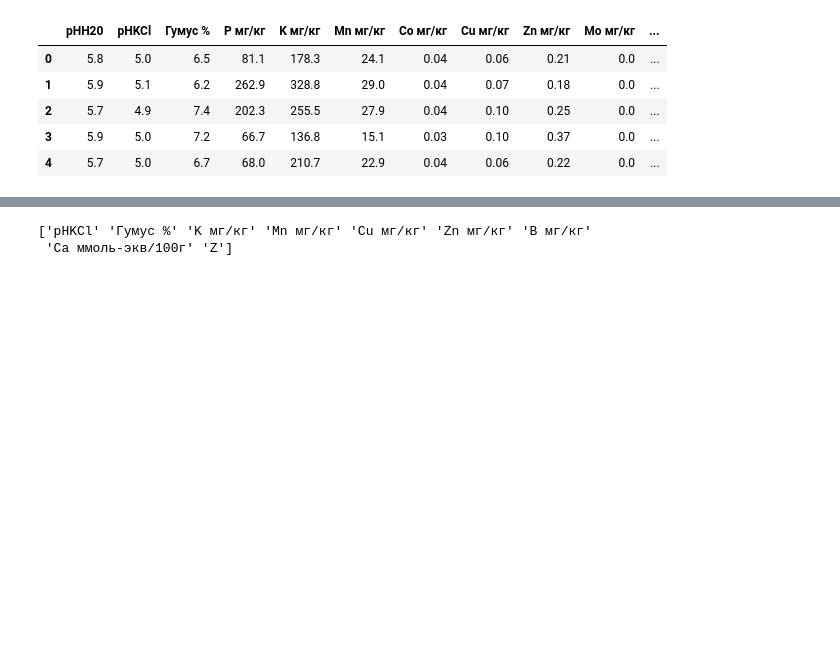
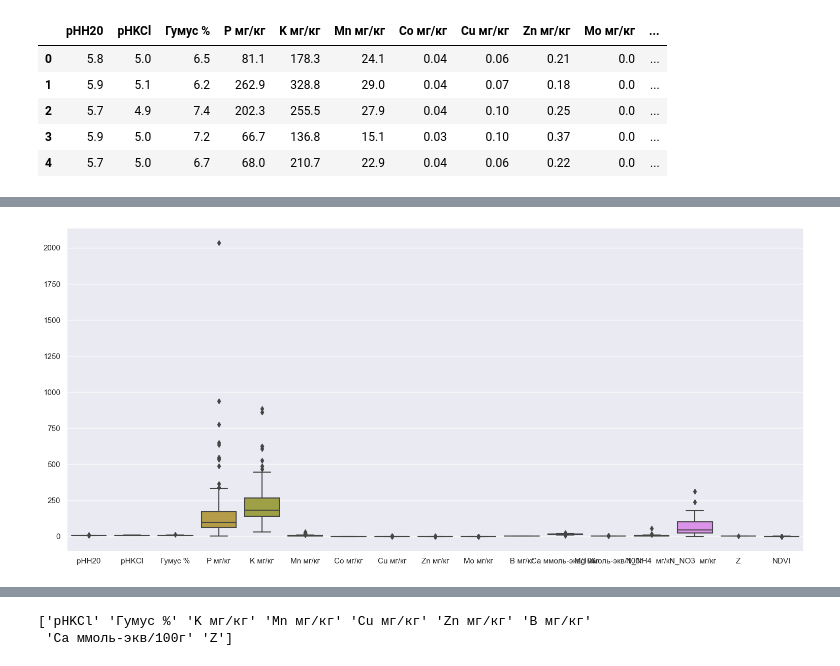
Before and after one commit to CepbluKot/ecology_ml, a Jupyter notebook: ecology_ml_w_data_filter.ipynb, the cells around one changed output, grey strips where cells are left out. Saved outputs shown, nothing was run; the diff lists cells and outputs as text; code cells hidden in the pictures; blank space fills up the shorter version.

```diff
--- a/ecology_ml_w_data_filter.ipynb
+++ b/ecology_ml_w_data_filter.ipynb
@@ -19,3 +25,11 @@ df.head(5)
 # %%
 X=df.drop('NDVI',axis=1)
 y=df['NDVI']
+# %%
+import seaborn as sns
+
+
+sns.set(rc={'figure.figsize':(18.7,8.27)})
+ax = sns.boxplot(df)
+# %% [output]
+[figure, added]
```
Also changed, not shown: parts of 6 cells of this notebook.
